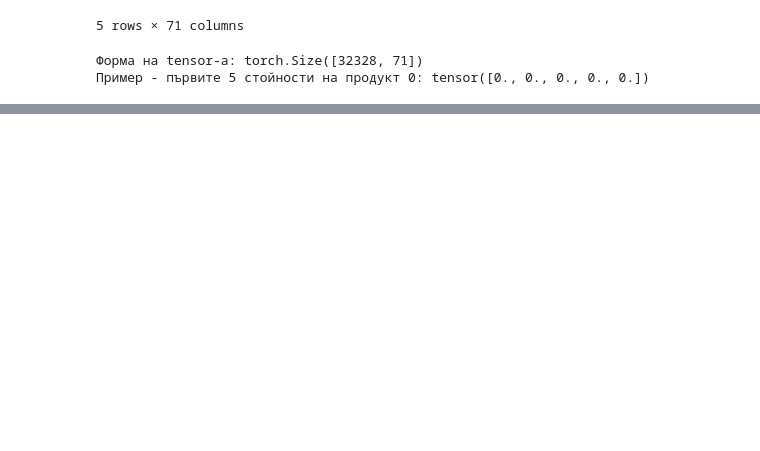
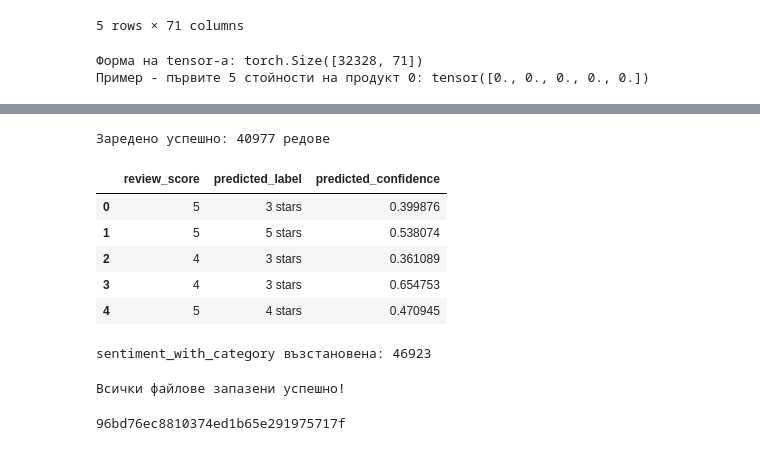
Before and after one commit to MariaGenova36/smart-shop-assistant, a Jupyter notebook: ml/notebooks/01_data_exploration.ipynb, the cells around one changed output, grey strips where cells are left out. Drawn from its saved outputs; the diff is of its cells as text; code cells hidden in the pictures; blank space fills up the shorter version.

```diff
--- a/ml/notebooks/01_data_exploration.ipynb
+++ b/ml/notebooks/01_data_exploration.ipynb
@@ -521,0 +404,45 @@ fixed_telephony                          2.992481    133
+# %%
+# Зареждаме вече обработените sentiment резултати от диска (спестява 16 минути)
+reviews_with_text = pd.read_csv('../data/reviews_with_sentiment.csv')
+
+print("Заредено успешно:", len(reviews_with_text), "редове")
+reviews_with_text[['review_score', 'predicted_label', 'predicted_confidence']].head()
+# %% [output]
+Заредено успешно: 40977 редове
+|  | review_score | predicted_label | predicted_confidence |
+| 0 | 5 | 3 stars | 0.399876 |
+| 1 | 5 | 5 stars | 0.538074 |
+| 2 | 4 | 3 stars | 0.361089 |
+| 3 | 4 | 3 stars | 0.654753 |
+| 4 | 5 | 4 stars | 0.470945 |
+# %%
+sentiment_with_category = order_products.merge(
+    reviews_with_text[['order_id', 'predicted_label', 'predicted_confidence']],
+    on='order_id', how='inner'
+)
+sentiment_with_category['predicted_score'] = sentiment_with_category['predicted_label'].str[0].astype(int)
+
+print("sentiment_with_category възстановена:", len(sentiment_with_category))
+# %% [output]
+sentiment_with_category възстановена: 46923
+# %%
+# Запазваме чист списък продукти с категория (за recommendation-a)
+unique_products.to_csv('../data/products_clean.csv', index=False)
+
+# Запазваме готовата обобщена таблица за категории по sentiment
+category_sentiment_full = sentiment_with_category.groupby('product_category_name_english')['predicted_score'].agg(['mean', 'count']).reset_index()
+category_sentiment_full.columns = ['category', 'avg_sentiment_score', 'review_count']
+category_sentiment_full.to_csv('../data/category_sentiment_summary.csv', index=False)
+
+# Запазваме и по звезди
+category_ratings_full = product_reviews.groupby('product_category_name_english')['review_score'].agg(['mean', 'count']).reset_index()
+category_ratings_full.columns = ['category', 'avg_review_score', 'order_count']
+category_ratings_full.to_csv('../data/category_ratings_summary.csv', index=False)
+
+print("Всички файлове запазени успешно!")
+# %% [output]
+Всички файлове запазени успешно!
+# %%
+print(products_clean['product_id'].iloc[2])
+# %% [output]
+96bd76ec8810374ed1b65e291975717f
```
Also changed, not shown: parts of 13 cells of this notebook, 1 other file.
